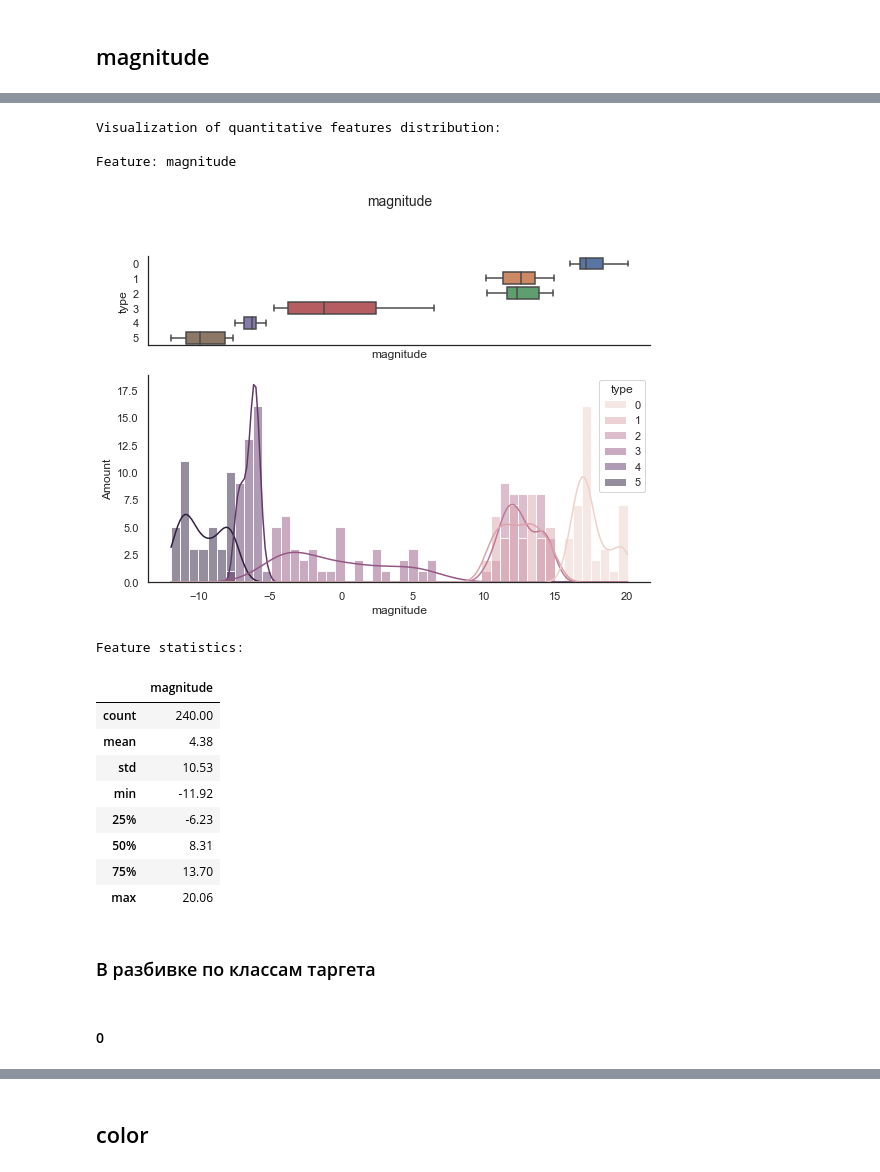
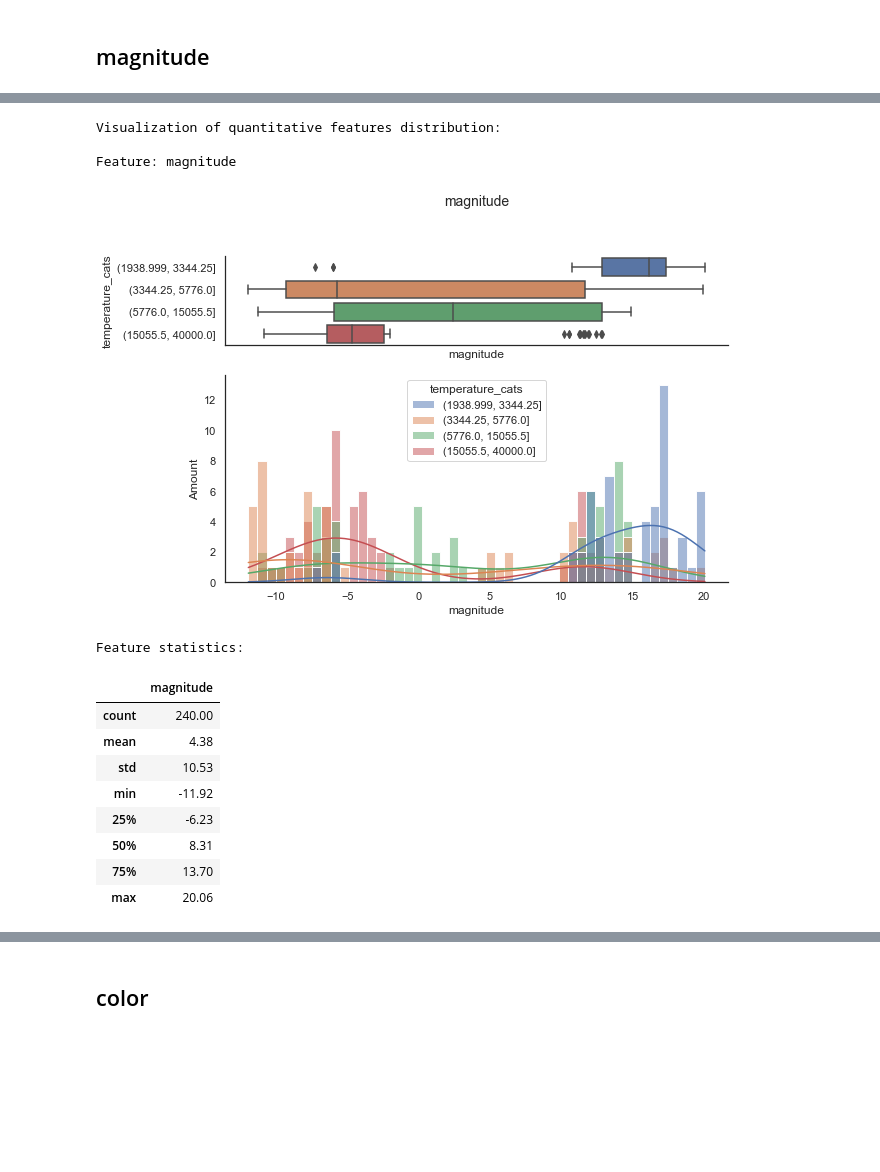
Before and after one commit to AdamCage/star_temperature_prediction_with_pytorch, a Jupyter notebook: star_temperature_prediction.ipynb, the cells around one changed output, grey strips where cells are left out. Drawn from its saved outputs; the diff is of its cells as text; code cells hidden in the pictures; blank space fills up the shorter version.

```diff
--- a/star_temperature_prediction.ipynb
+++ b/star_temperature_prediction.ipynb
@@ -713,0 +658,3 @@ Feature statistics:
+# %%
+data["temperature_cats"] = pd.qcut(data["temperature"], 4)
+data["temperature_cats"].unique()
@@ -861,0 +706,6 @@ Feature statistics:
+# %%
+data["is_luminosity"] = data["luminosity"].apply(
+    lambda x: 1 if x > 1 else 0).astype("object")
+
+create_visualization(data=data[["is_luminosity", "temperature"]], dtype="categories",
+                     target="temperature", is_cat_target=False, figsize=(15, 5))
@@ -1009,0 +761,6 @@ Feature statistics:
+# %%
+data["is_big_radius"] = data["radius"].apply(
+    lambda x: 1 if x > 1 else 0).astype("object")
+
+create_visualization(data=data[["is_big_radius", "temperature"]], dtype="categories",
+                     target="temperature", is_cat_target=False, figsize=(15, 5))
@@ -1012,11 +796,11 @@ Feature statistics:
 # %%
-create_visualization(data=data[["magnitude", "type"]], dtype="scalars",
-                     target="type", is_cat_target=True, figsize=(9, 6))
+create_visualization(data=data[["magnitude", "temperature_cats"]], dtype="scalars",
+                     target="temperature_cats", is_cat_target=True, figsize=(9, 6))
 # %% [output]
 Visualization of quantitative features distribution:
 
 Feature: magnitude
-[figure, old version]
+[figure, new version]
 Feature statistics:
 |  | magnitude |
 | count | 240.00 |
@@ -1027,7 +811,3 @@ Feature statistics:
 | 50% | 8.31 |
 | 75% | 13.70 |
 | max | 20.06 |
-# %% [markdown]
-### В разбивке по классам таргета
-# %% [markdown]
-#### 0
```
Also changed, not shown: parts of 145 cells of this notebook, 4 other files.
